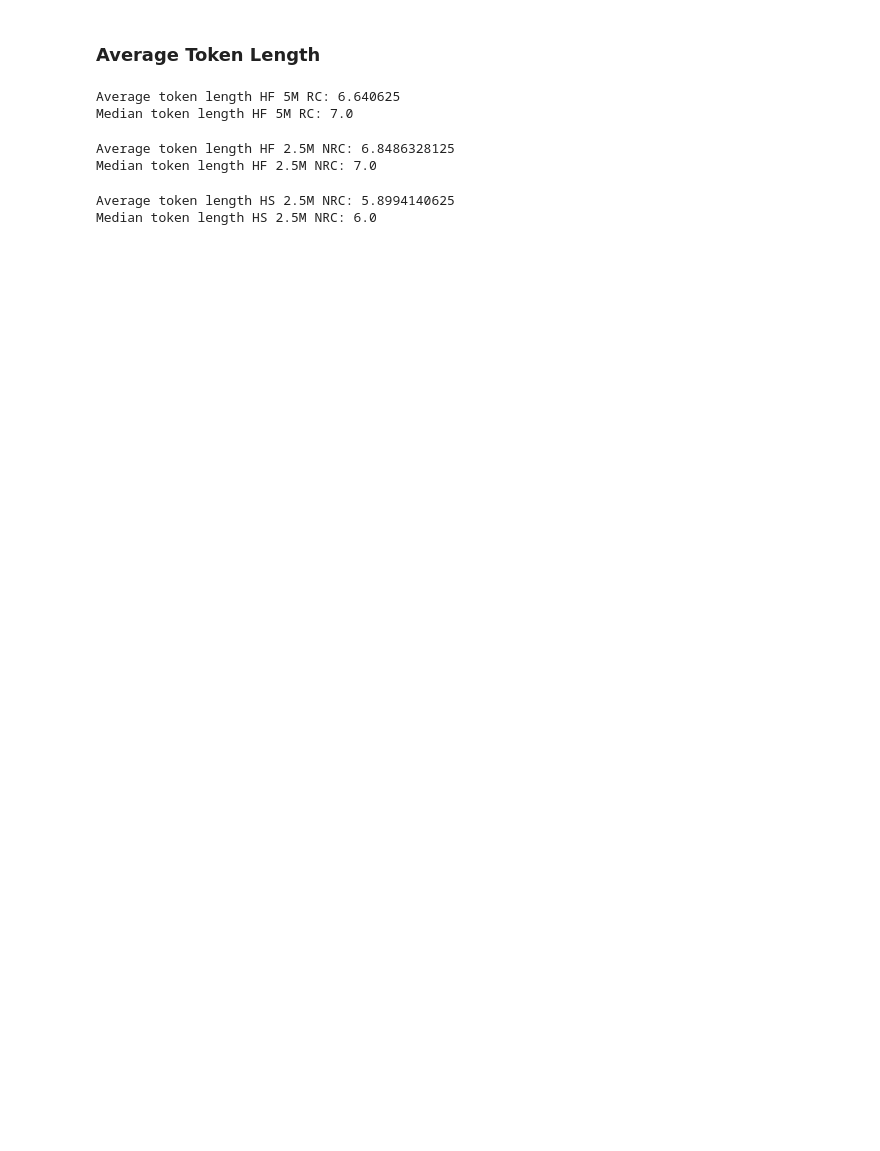
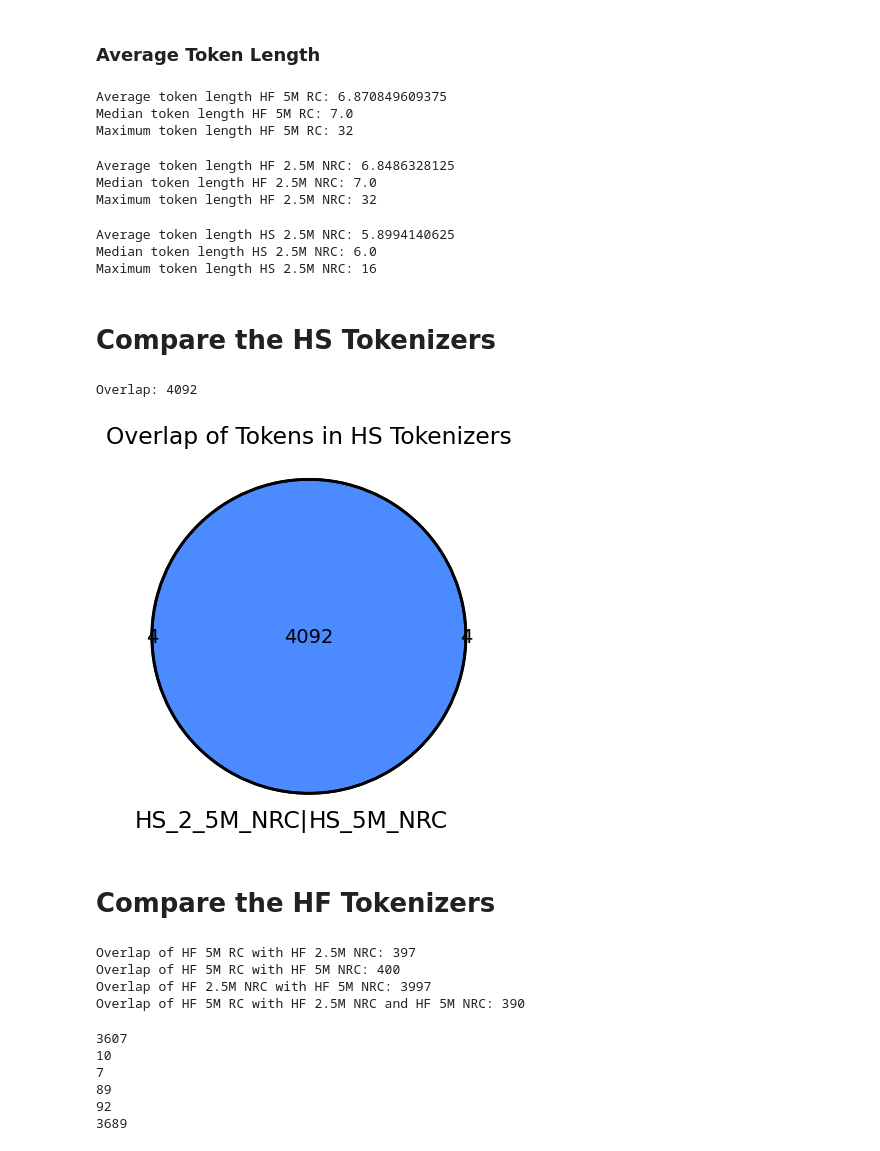
Before and after one commit to buschjo/ModernBERT_DNABERT2, a Jupyter notebook: dnabert2/tokenizer_analysis.ipynb, the cells around one changed output. Cells and saved outputs as stored; diff of their text form; code cells hidden in the pictures; blank space fills up the shorter version.

```diff
--- a/dnabert2/tokenizer_analysis.ipynb
+++ b/dnabert2/tokenizer_analysis.ipynb
@@ -182,23 +275,29 @@ for token in hf_5M_rc_tokens:
 
 avg_hf_5M_rc = statistics.mean(lens_hf_5M_rc_tokens)
 median_hf_5M_rc = statistics.median(lens_hf_5M_rc_tokens)
+max_hf_5M_rc = max(lens_hf_5M_rc_tokens)
 print(f'Average token length HF 5M RC: {avg_hf_5M_rc}')
 print(f'Median token length HF 5M RC: {median_hf_5M_rc}')
+print(f'Maximum token length HF 5M RC: {max_hf_5M_rc}')
 # %% [output]
-Average token length HF 5M RC: 6.640625
+Average token length HF 5M RC: 6.870849609375
 Median token length HF 5M RC: 7.0
+Maximum token length HF 5M RC: 32
 # %%
 lens_hf_2_5M_nrc_tokens = []
 for token in hf_2_5M_nrc_tokens:
 	lens_hf_2_5M_nrc_tokens.append(len(token))
 
-avg_hf_2_5M_rc = statistics.mean(lens_hf_2_5M_nrc_tokens)
-median_hf_2_5M_rc = statistics.median(lens_hf_2_5M_nrc_tokens)
-print(f'Average token length HF 2.5M NRC: {avg_hf_2_5M_rc}')
-print(f'Median token length HF 2.5M NRC: {median_hf_2_5M_rc}')
+avg_hf_2_5M_nrc = statistics.mean(lens_hf_2_5M_nrc_tokens)
+median_hf_2_5M_nrc = statistics.median(lens_hf_2_5M_nrc_tokens)
+max_hf_2_5M_nrc = max(lens_hf_2_5M_nrc_tokens)
+print(f'Average token length HF 2.5M NRC: {avg_hf_2_5M_nrc}')
+print(f'Median token length HF 2.5M NRC: {median_hf_2_5M_nrc}')
+print(f'Maximum token length HF 2.5M NRC: {max_hf_2_5M_nrc}')
 # %% [output]
 Average token length HF 2.5M NRC: 6.8486328125
 Median token length HF 2.5M NRC: 7.0
+Maximum token length HF 2.5M NRC: 32
 # %%
 lens_hs_2_5M_nrc_tokens = []
 for token in hs_2_5M_nrc_tokens:
@@ -206,8 +305,69 @@ for token in hs_2_5M_nrc_tokens:
 
 avg_hs_2_5M_nrc = statistics.mean(lens_hs_2_5M_nrc_tokens)
 median_hs_2_5M_nrc = statistics.median(lens_hs_2_5M_nrc_tokens)
+max_hs_2_5M_nrc = max(lens_hs_2_5M_nrc_tokens)
 print(f'Average token length HS 2.5M NRC: {avg_hs_2_5M_nrc}')
 print(f'Median token length HS 2.5M NRC: {median_hs_2_5M_nrc}')
+print(f'Maximum token length HS 2.5M NRC: {max_hs_2_5M_nrc}')
 # %% [output]
 Average token length HS 2.5M NRC: 5.8994140625
 Median token length HS 2.5M NRC: 6.0
+Maximum token length HS 2.5M NRC: 16
+# %% [markdown]
+# Compare the HS Tokenizers
+# %%
+overlap_all_hs = list((hs_2_5_multiset & hs_5M_multiset).elements())
+
+print(f'Overlap: {len(overlap_all_hs)}')
+# %% [output]
+Overlap: 4092
+# %%
+# depict venn diagram
+out = venn2(subsets = (len(HS_2_5M_NRC['model']['substitutions']) - len(overlap_all_hs), len(HS_5M_NRC['model']['substitutions']) - len(overlap_all_hs), len(overlap_all_hs)),
+	 set_labels = ('HS_2_5M_NRC|', 'HS_5M_NRC'),
+	 set_colors = ('teal', 'blue'),
+	 alpha = 0.7)
+venn2_circles(subsets=(len(HS_2_5M_NRC['model']['substitutions']) - len(overlap_all_hs), len(HS_5M_NRC['model']['substitutions']) - len(overlap_all_hs), len(overlap_all_hs)))
+plt.title("Overlap of Tokens in HS Tokenizers")
+plt.show()
+
+for text in out.set_labels:
+    text.set_fontsize(14)
+for text in out.subset_labels:
+    text.set_fontsize(14)
+plt.show()
+# %% [output]
+[figure, added]
+# %% [markdown]
+# Compare the HF Tokenizers
+# %%
+# adapted from https://stackoverflow.com/questions/5094083/find-the-overlap-between-2-python-lists (22.07.2025)
+overlap_hf2_5_hfrc = list((hf_5_rc_multiset & hf_2_5_multiset).elements())
+overlap_hf_rc_hf5 = list((hf_5_rc_multiset & hf_5M_multiset).elements())
+overlap_hf2_5_hf5 = list((hf_2_5_multiset & hf_5M_multiset).elements())
+
+print(f'Overlap of HF 5M RC with HF 2.5M NRC: {len(overlap_hf2_5_hfrc)}')
+print(f'Overlap of HF 5M RC with HF 5M NRC: {len(overlap_hf_rc_hf5)}')
+print(f'Overlap of HF 2.5M NRC with HF 5M NRC: {len(overlap_hf2_5_hf5)}')
+
+overlap_all_hf = list((hf_5_rc_multiset & hf_2_5_multiset & hf_5M_multiset).elements())
+print(f'Overlap of HF 5M RC with HF 2.5M NRC and HF 5M NRC: {len(overlap_all_hf)}')
+# %% [output]
+Overlap of HF 5M RC with HF 2.5M NRC: 397
+Overlap of HF 5M RC with HF 5M NRC: 400
+Overlap of HF 2.5M NRC with HF 5M NRC: 3997
+Overlap of HF 5M RC with HF 2.5M NRC and HF 5M NRC: 390
+# %%
+print(a)
+print(b)
+print(c)
+print(e)
+print(f)
+print(g)
+# %% [output]
+3607
+10
+7
+89
+92
+3689
```
Also changed, not shown: parts of 11 cells of this notebook, 3 other files.
